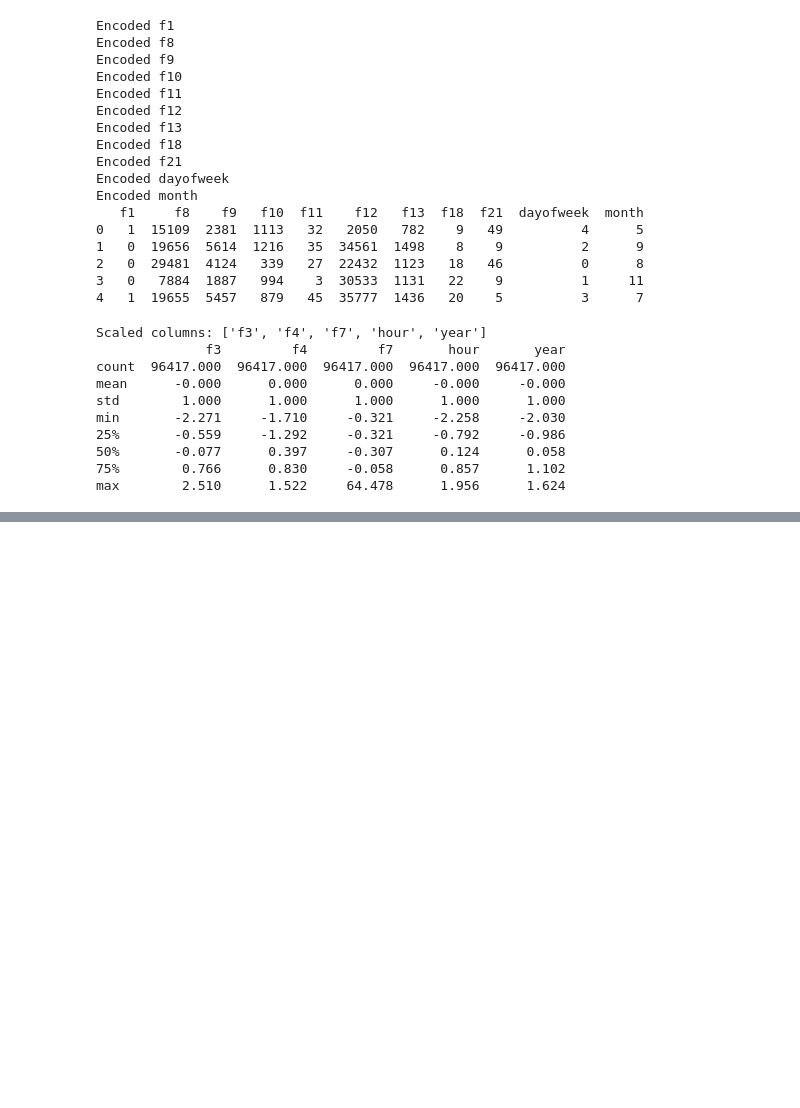
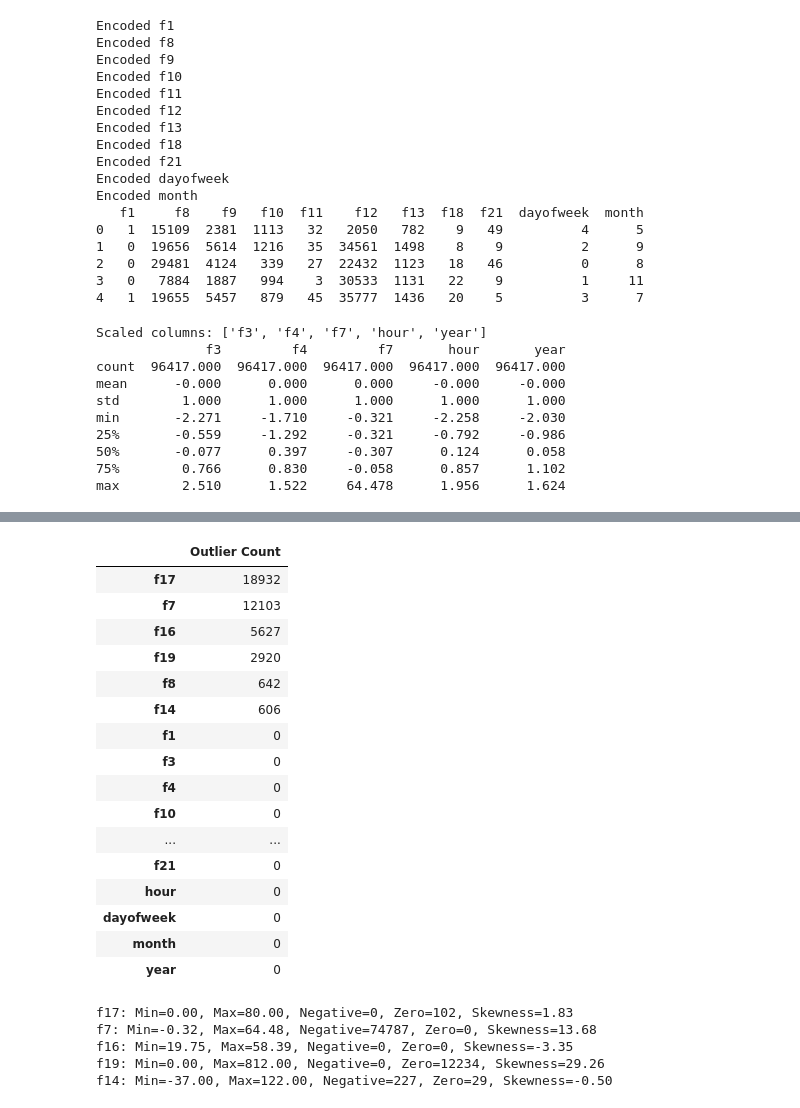
Before and after one commit to HesamMerajifar/Datamining, a Jupyter notebook: Mreza_final.ipynb, the cells around one changed output, grey strips where cells are left out. Drawn from its saved outputs; the diff is of its cells as text; code cells hidden in the pictures; blank space fills up the shorter version.

Commit message:
outlier updated

```diff
--- a/Mreza_final.ipynb
+++ b/Mreza_final.ipynb
@@ -1129,4 +1118,60 @@ Categorical columns: 0
 
 Boolean columns: 7
 ['f22', 'f27', 'f29', 'f31', 'f32', 'f33', 'f34']
+# %%
+outlier_counts = {}
+
+for col in numeric_cols:
+
+    Q1 = df[col].quantile(0.25)
+    Q3 = df[col].quantile(0.75)
+
+    IQR = Q3 - Q1
+
+    lower = Q1 - 1.5 * IQR
+    upper = Q3 + 1.5 * IQR
+
+    outliers = ((df[col] < lower) | (df[col] > upper)).sum()
+
+    outlier_counts[col] = outliers
+
+outlier_df = pd.DataFrame.from_dict(outlier_counts, orient="index", columns=["Outlier Count"])
+
+outlier_df.sort_values("Outlier Count", ascending=False)
+# %% [output]
+|  | Outlier Count |
+| f17 | 18932 |
+| f7 | 12103 |
+| f16 | 5627 |
+| f19 | 2920 |
+| f8 | 642 |
+| f14 | 606 |
+| f1 | 0 |
+| f3 | 0 |
+| f4 | 0 |
+| f10 | 0 |
+| ... | ... |
+| f21 | 0 |
+| hour | 0 |
+| dayofweek | 0 |
+| month | 0 |
+| year | 0 |
+# %%
+import numpy as np
+
+test_cols = ['f17', 'f7', 'f16', 'f19', 'f14']
+
+for col in test_cols:
+    has_negative = (df[col] < 0).sum()
+    has_zero = (df[col] == 0).sum()
+    skewness = df[col].skew()
+
+    print(f"{col}: Min={df[col].min():.2f}, Max={df[col].max():.2f}, "
+          f"Negative={has_negative}, Zero={has_zero}, Skewness={skewness:.2f}")
+# %% [output]
+f17: Min=0.00, Max=80.00, Negative=0, Zero=102, Skewness=1.83
+f7: Min=-0.32, Max=64.48, Negative=74787, Zero=0, Skewness=13.68
+f16: Min=19.75, Max=58.39, Negative=0, Zero=0, Skewness=-3.35
+f19: Min=0.00, Max=812.00, Negative=0, Zero=12234, Skewness=29.26
+f14: Min=-37.00, Max=122.00, Negative=227, Zero=29, Skewness=-0.50
 # %%
```
Also changed, not shown: parts of 6 cells of this notebook.
